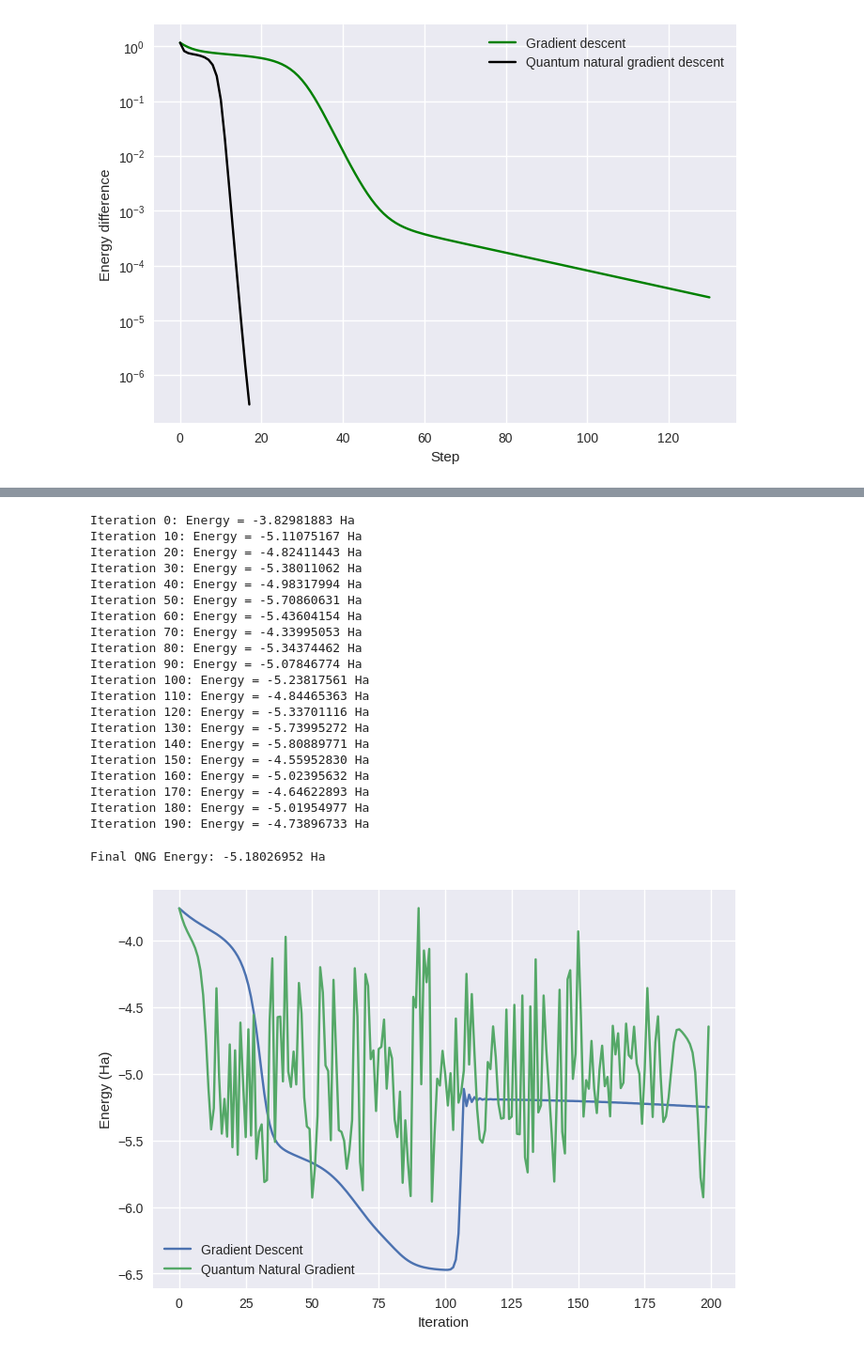
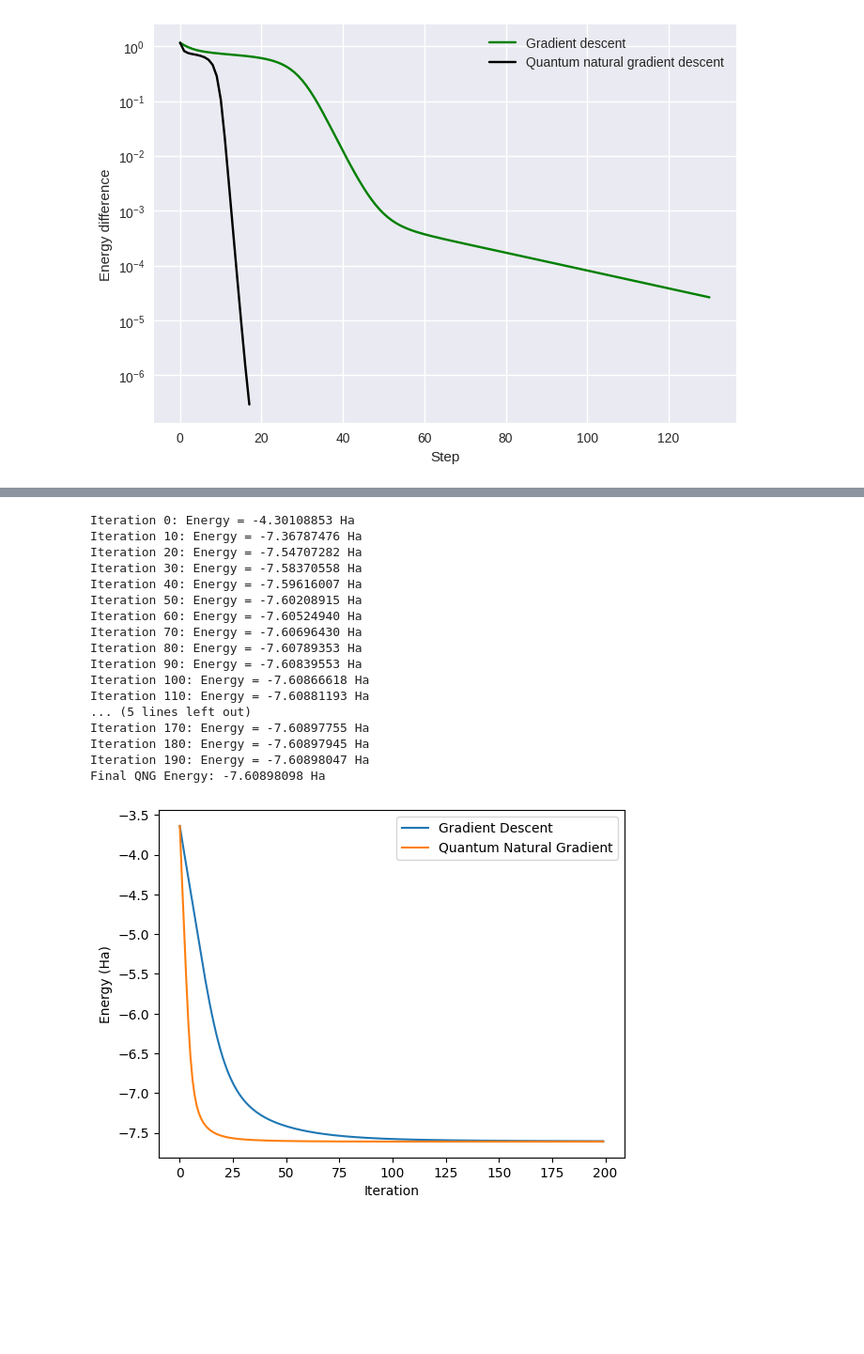
Before and after one commit to ichen17/Qhack2024-project, a Jupyter notebook: VQE_QNG.ipynb, the cells around one changed output, grey strips where cells are left out. Shown at 94% size. Cells and saved outputs as stored; diff of their text form; code cells hidden in the pictures; blank space fills up the shorter version.

```diff
--- a/VQE_QNG.ipynb
+++ b/VQE_QNG.ipynb
@@ -239,7 +221,8 @@ import pennylane as qml
 
 # Setup for LiH molecule
 symbol = ["Li", "H"]
-geometry = np.array([[0.0, 0.0, 0.0], [0.0, 0.0, 1.5474]])  # LiH bond length in Angstroms
+L=1.5
+geometry=np.array([0.0, 0.0, -L/2, 0.0, 0.0, L/2]) # LiH bond length in Angstroms
 charge = 0
 multiplicity = 1
 basis_set = 'sto-3g'
@@ -248,8 +231,18 @@ basis_set = 'sto-3g'
 hamiltonian, num_qubits = qml.qchem.molecular_hamiltonian(symbol, geometry, charge=charge, mult=multiplicity, basis=basis_set)
 dev = qml.device("default.qubit", wires=num_qubits)
 
-def ansatz(params):
-    qml.templates.StronglyEntanglingLayers(params, wires=range(num_qubits))
+def ansatz(params, wires=[0,1,2,3]):
+    qml.BasisState(np.array([1, 1, 0, 0]), wires=wires)
+    for i in wires:
+        qml.RY(params[i], wires=wires[i])
+    qml.CNOT(wires=[wires[0], wires[1]])
+    qml.CNOT(wires=[wires[2], wires[3]])
+    qml.CNOT(wires=[wires[1], wires[2]])
+    for i in wires:
+        qml.RY(params[i+4], wires=wires[i])
+    qml.CNOT(wires=[wires[0], wires[1]])
+    qml.CNOT(wires=[wires[2], wires[3]])
+    qml.CNOT(wires=[wires[1], wires[2]])
 
 @qml.qnode(dev, interface="autograd")
 def cost_fn(params):
@@ -258,12 +251,12 @@ def cost_fn(params):
 
 # Initial Parameters
 np.random.seed(42)
-init_params = np.random.normal(0, np.pi, (4, num_qubits, 3))  # Adjust layers as needed
-
+#init_params = np.random.normal(0, np.pi, (4, num_qubits, 3))  # Adjust layers as needed
+init_params = np.random.uniform(low=0, high=2*np.pi, size=8)
 # Optimization Setup
 max_iterations = 200
 conv_tol = 1e-06
-step_size = 0.4
+step_size = 0.05
 
 # Gradient Descent Optimizer
 gd_opt = qml.GradientDescentOptimizer(stepsize=step_size)
@@ -290,6 +283,4 @@ print(f"Final GD Energy: {energy:.8f} Ha")
 qng_opt = qml.QNGOptimizer(stepsize=step_size, approx="block-diag")
 qng_params = init_params.copy()
 qng_cost_history = []
-
-plt.show()
 # %% [output]
@@ -329,38 +319,32 @@ for n in range(max_iterations):
     except np.linalg.LinAlgError:
         print(f"LinAlgError at iteration {n}: Singular matrix encountered. Adjusting...")
         break
+print(f"Final QNG Energy: {energy:.8f} Ha")
 # %% [output]
-Iteration 0: Energy = -3.82981883 Ha
-Iteration 10: Energy = -5.11075167 Ha
-Iteration 20: Energy = -4.82411443 Ha
-Iteration 30: Energy = -5.38011062 Ha
-Iteration 40: Energy = -4.98317994 Ha
-Iteration 50: Energy = -5.70860631 Ha
-Iteration 60: Energy = -5.43604154 Ha
-Iteration 70: Energy = -4.33995053 Ha
-Iteration 80: Energy = -5.34374462 Ha
-Iteration 90: Energy = -5.07846774 Ha
-Iteration 100: Energy = -5.23817561 Ha
-Iteration 110: Energy = -4.84465363 Ha
-Iteration 120: Energy = -5.33701116 Ha
-Iteration 130: Energy = -5.73995272 Ha
-Iteration 140: Energy = -5.80889771 Ha
-Iteration 150: Energy = -4.55952830 Ha
-Iteration 160: Energy = -5.02395632 Ha
-Iteration 170: Energy = -4.64622893 Ha
-Iteration 180: Energy = -5.01954977 Ha
-Iteration 190: Energy = -4.73896733 Ha
+Iteration 0: Energy = -4.30108853 Ha
+Iteration 10: Energy = -7.36787476 Ha
+Iteration 20: Energy = -7.54707282 Ha
+Iteration 30: Energy = -7.58370558 Ha
+Iteration 40: Energy = -7.59616007 Ha
+Iteration 50: Energy = -7.60208915 Ha
+Iteration 60: Energy = -7.60524940 Ha
+Iteration 70: Energy = -7.60696430 Ha
+Iteration 80: Energy = -7.60789353 Ha
+Iteration 90: Energy = -7.60839553 Ha
+Iteration 100: Energy = -7.60866618 Ha
+Iteration 110: Energy = -7.60881193 Ha
+... (5 lines left out)
+Iteration 170: Energy = -7.60897755 Ha
+Iteration 180: Energy = -7.60897945 Ha
+Iteration 190: Energy = -7.60898047 Ha
+Final QNG Energy: -7.60898098 Ha
 # %%
-print(f"Final QNG Energy: {energy:.8f} Ha")
 
-# Plotting the results
-plt.style.use("seaborn")
 plt.plot(gd_cost_history, label="Gradient Descent")
 plt.plot(qng_cost_history, label="Quantum Natural Gradient")
 plt.ylabel("Energy (Ha)")
 plt.xlabel("Iteration")
 plt.legend()
 plt.show()
 # %% [output]
-Final QNG Energy: -5.18026952 Ha
-[figure, old version]
+[figure, new version]
```
Also changed, not shown: parts of 5 cells of this notebook.
